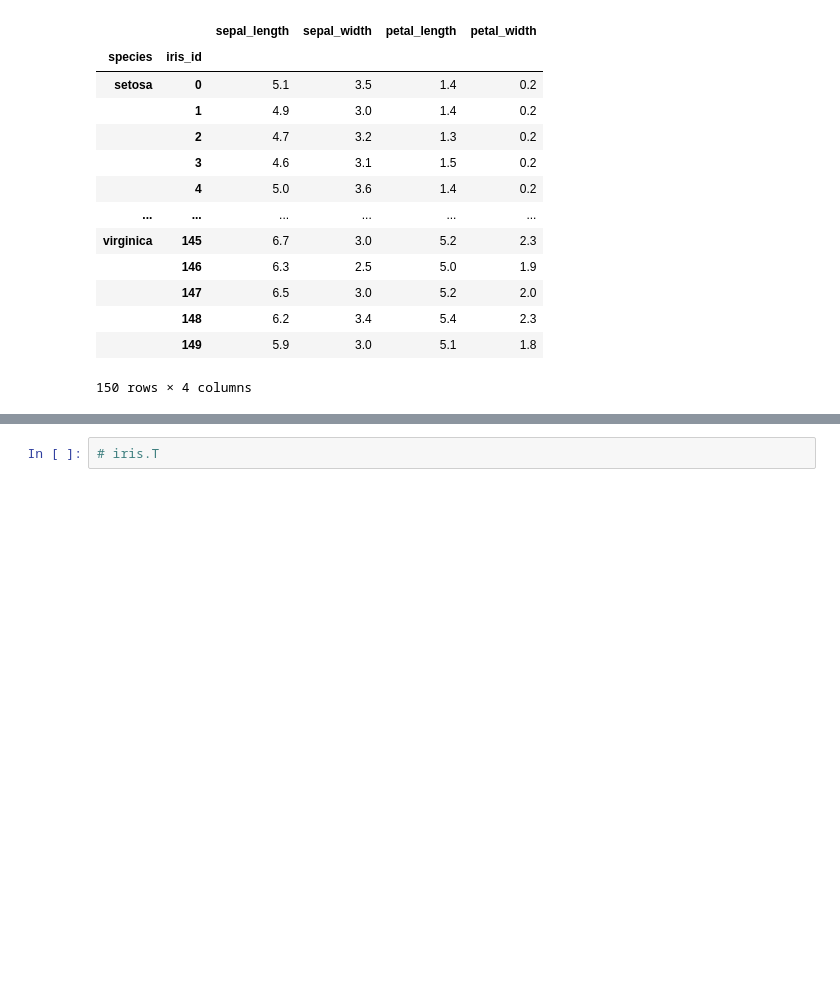
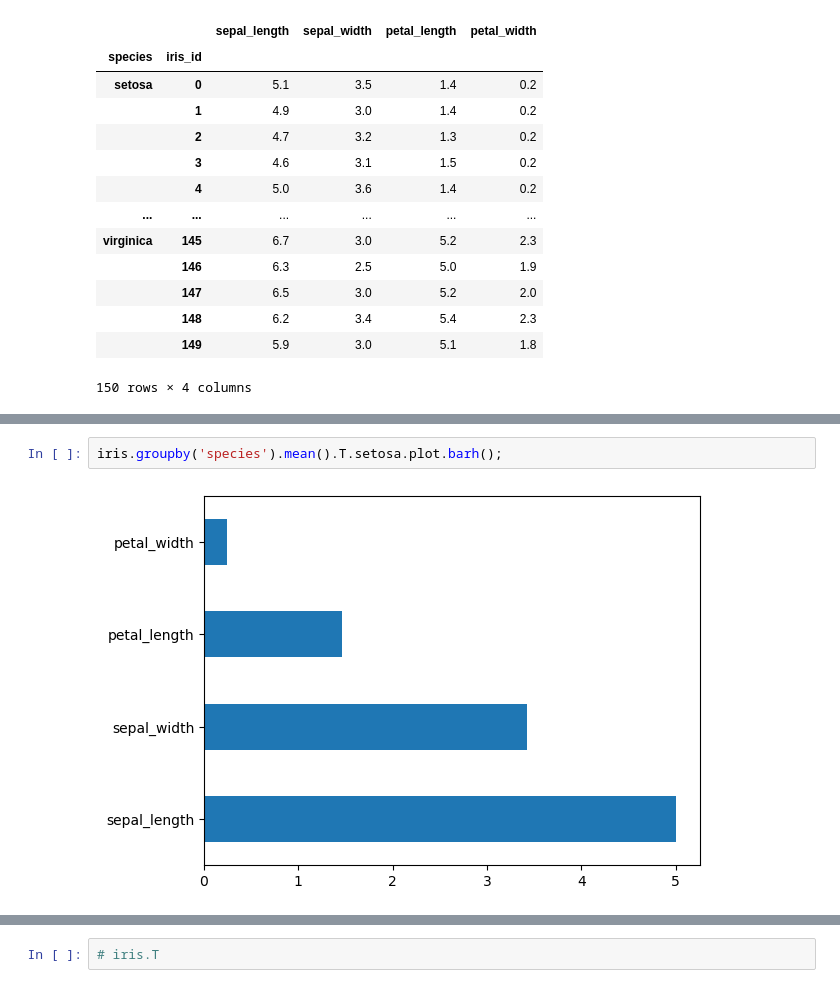
Before and after one commit to ontoligent/DS5100-2023-01-O, a Jupyter notebook: lessons/M06_Pandas/M06-04-MethodChaining.ipynb, the cells around one changed output, grey strips where cells are left out. Saved outputs shown, nothing was run; the diff lists cells and outputs as text; blank space fills up the shorter version.

```diff
--- a/lessons/M06_Pandas/M06-04-MethodChaining.ipynb
+++ b/lessons/M06_Pandas/M06-04-MethodChaining.ipynb
@@ -74,3 +85,7 @@ iris
+# %%
+iris.groupby('species').mean().T.setosa.plot.barh();
+# %% [output]
+[figure, added]
 # %%
 iris.groupby('species')\
     .agg({'mean', 'min', 'max'})\
```
Also changed, not shown: parts of 7 cells of this notebook, 2 other files.
